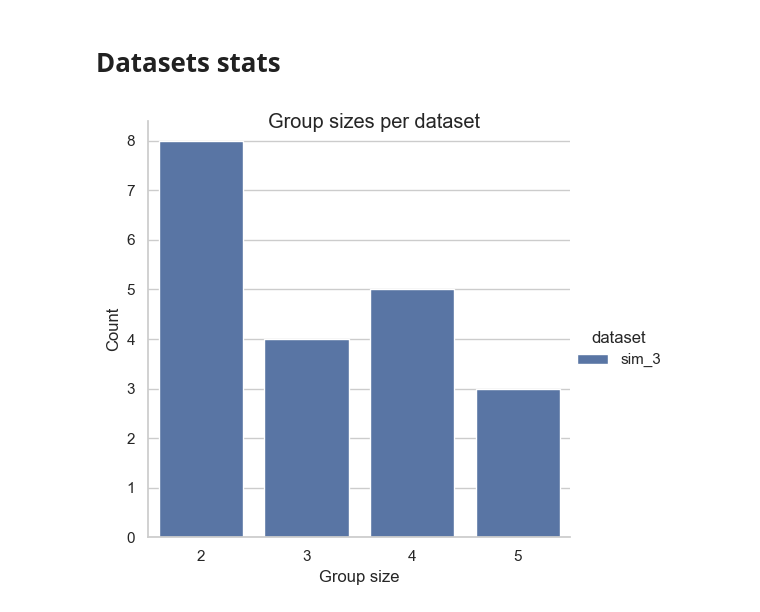
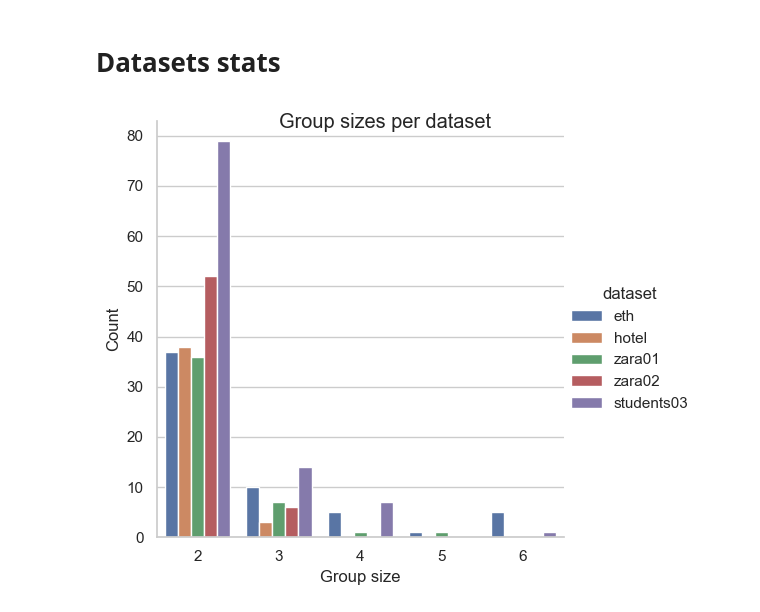
Before and after one commit to ADA-research/context-group-detection, a Jupyter notebook: datasets/dataset_analysis.ipynb, the cells around one changed output. Cells and saved outputs as stored; diff of their text form; code cells hidden in the pictures.

```diff
--- a/datasets/dataset_analysis.ipynb
+++ b/datasets/dataset_analysis.ipynb
@@ -32,16 +31,15 @@ datasets_dict = {
 }
 # %%
 groups_dict = {
-    # 'eth': read_groups('./ETH/seq_eth'),
-    # 'hotel': read_groups('./ETH/seq_hotel'),
-    # 'zara01': read_groups('./UCY/zara01'),
-    # 'zara02': read_groups('./UCY/zara02'),
-    # 'students03': read_groups('./UCY/students03'),
-    'sim_3': read_groups('./simulation/sim_3', sim=True)
+    'eth': read_groups('./ETH/seq_eth'),
+    'hotel': read_groups('./ETH/seq_hotel'),
+    'zara01': read_groups('./UCY/zara01'),
+    'zara02': read_groups('./UCY/zara02'),
+    'students03': read_groups('./UCY/students03')
 }
 groups_size_hist(groups_dict, './group_size_plot.png')
 # %% [output]
-[figure, old version]
+[figure, new version]
 # %%
 stats_df = pd.DataFrame.from_dict(datasets_dict, orient='index')
 stats_df['groups'] = stats_df['groups'].str.len()
```
Also changed, not shown: parts of 6 cells of this notebook.
